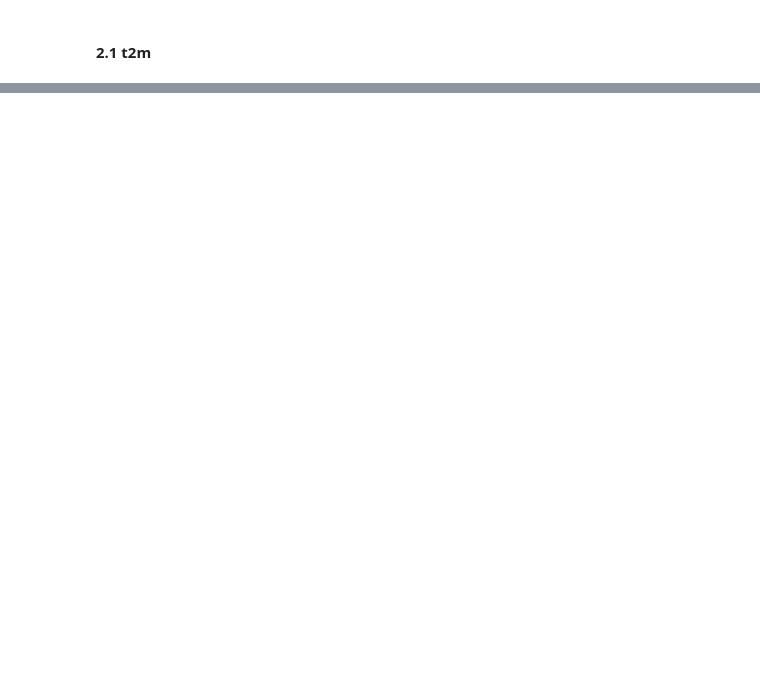
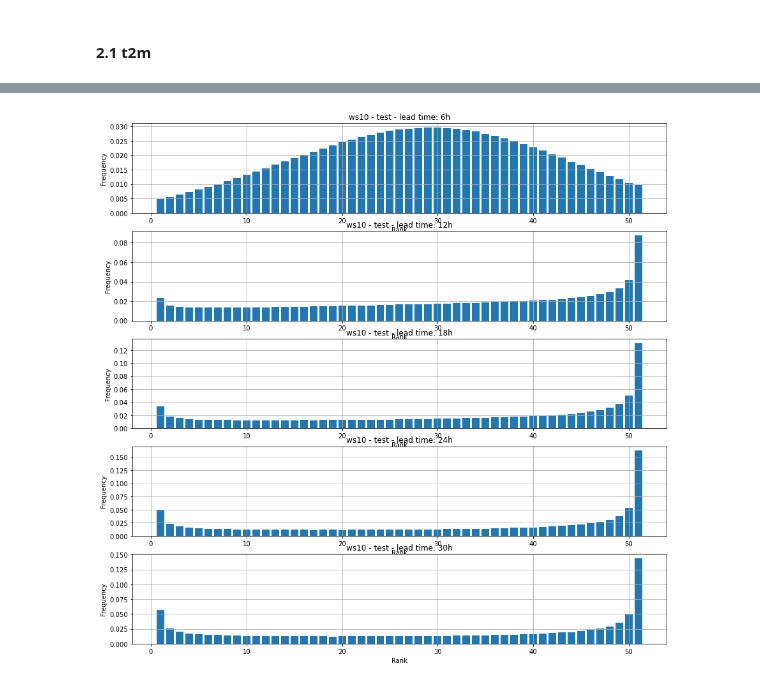
Before and after one commit to cleveryangcong/Bachelor_Thesis, a Jupyter notebook: notebooks/exploratory/2.5-dc-verification_rank_hist.ipynb, the cells around one changed output, grey strips where cells are left out. Saved outputs shown, nothing was run; the diff lists cells and outputs as text; code cells hidden in the pictures; blank space fills up the shorter version.

```diff
--- a/notebooks/exploratory/2.5-dc-verification_rank_hist.ipynb
+++ b/notebooks/exploratory/2.5-dc-verification_rank_hist.ipynb
@@ -177,0 +190,5 @@ for i in range(3):
+# %%
+fig, axs = plt.subplots(len(lead_times), 1, figsize=(15, 15))
+for i in range(len(lead_times)):
+    plot_rank_histogram(ws10_val_data_X[i], ws10_val_data_y[i], ax=axs[i])
+    axs[i].set_title(f"ws10 - val - lead time: {lead_times_hours[i]}")
@@ -177,0 +198,7 @@ for i in range(3):
+# %%
+fig, axs = plt.subplots(len(lead_times), 1, figsize=(15, 15))
+for i in range(len(lead_times)):
+    plot_rank_histogram(ws10_test_data_X[i], ws10_test_data_y[i], ax=axs[i])
+    axs[i].set_title(f"ws10 - test - lead time: {lead_times_hours[i]}")
+# %% [output]
+[figure, added]
```
Also changed, not shown: parts of 13 cells of this notebook.
